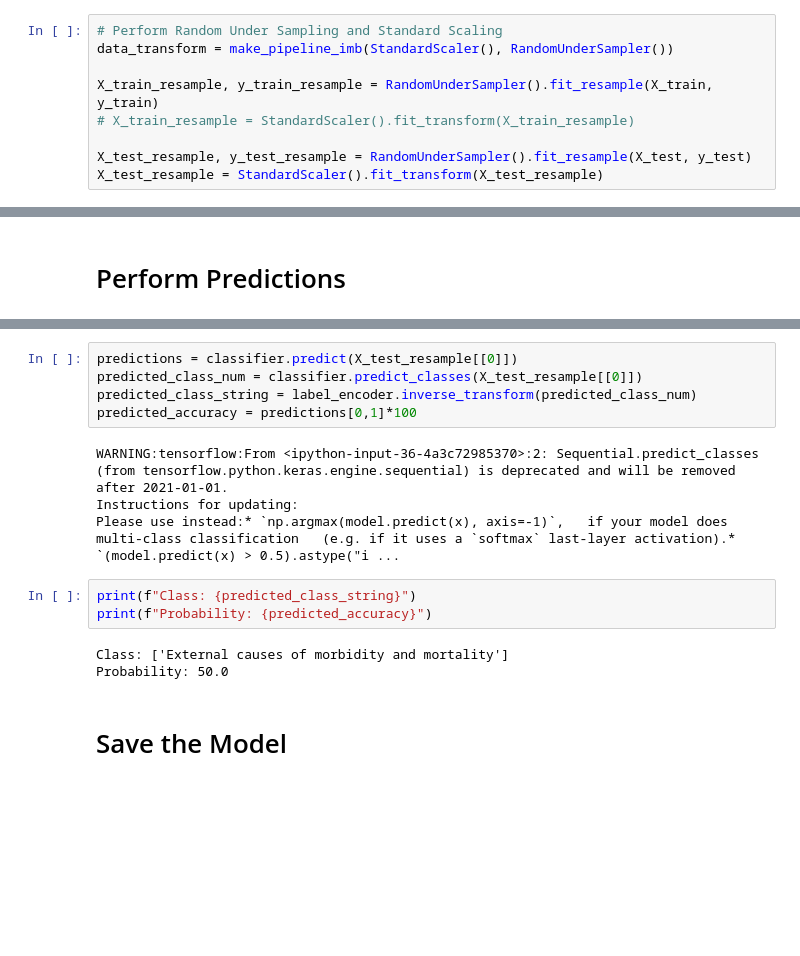
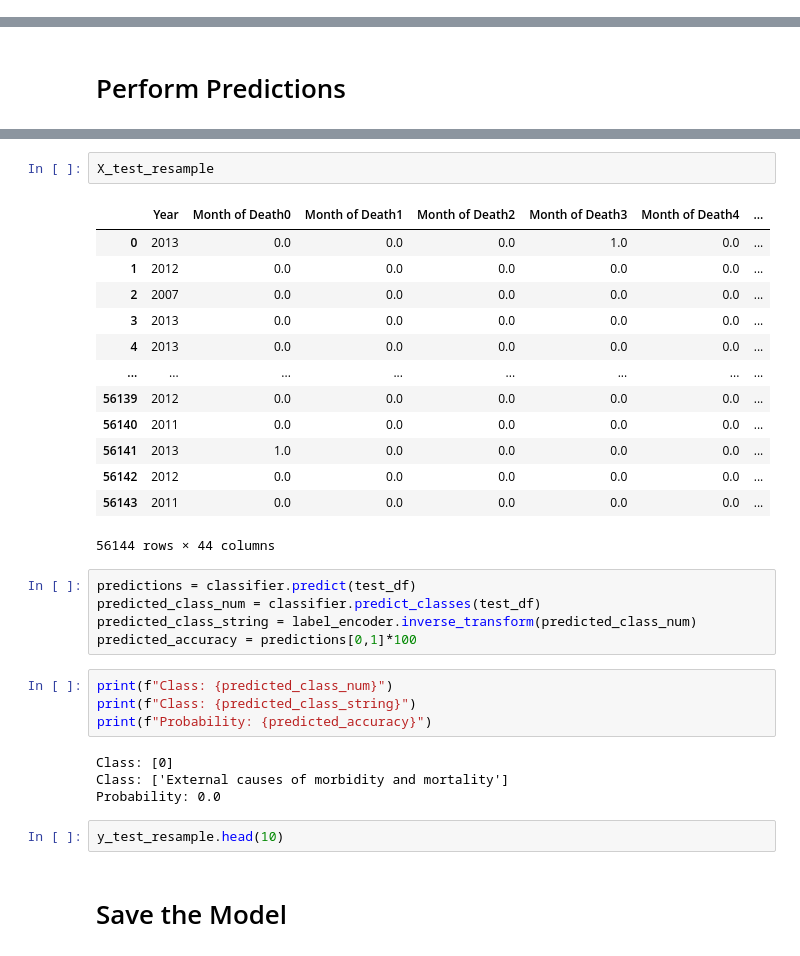
Before and after one commit to Rob-Ottogalli/Project-3-COD-Predictors, a Jupyter notebook: Neural_Network_Trained_Models/Neural_Net_Model_1_External_Causes.ipynb, the cells around one changed output, grey strips where cells are left out. Saved outputs shown, nothing was run; the diff lists cells and outputs as text; blank space fills up the shorter version.

```diff
--- a/Neural_Network_Trained_Models/Neural_Net_Model_1_External_Causes.ipynb
+++ b/Neural_Network_Trained_Models/Neural_Net_Model_1_External_Causes.ipynb
@@ -306,12 +315,3 @@ classifier.compile(optimizer='adam', loss='binary_crossentropy', metrics=['accur
-# %%
-# Perform Random Under Sampling and Standard Scaling
-data_transform = make_pipeline_imb(StandardScaler(), RandomUnderSampler())
-
-X_train_resample, y_train_resample = RandomUnderSampler().fit_resample(X_train, y_train)
-# X_train_resample = StandardScaler().fit_transform(X_train_resample)
-
-X_test_resample, y_test_resample = RandomUnderSampler().fit_resample(X_test, y_test)
-X_test_resample = StandardScaler().fit_transform(X_test_resample)
 # %% [markdown]
 # Fit Model
 # %%
@@ -369,18 +355,34 @@ Model Accuracy: 49.99109506607056%
+# %%
+X_test_resample
+# %% [output]
+|  | Year | Month of Death0 | Month of Death1 | Month of Death2 | Month of Death3 | Month of Death4 | ... |
+| 0 | 2013 | 0.0 | 0.0 | 0.0 | 1.0 | 0.0 | ... |
+| 1 | 2012 | 0.0 | 0.0 | 0.0 | 0.0 | 0.0 | ... |
+| 2 | 2007 | 0.0 | 0.0 | 0.0 | 0.0 | 0.0 | ... |
+| 3 | 2013 | 0.0 | 0.0 | 0.0 | 0.0 | 0.0 | ... |
+| 4 | 2013 | 0.0 | 0.0 | 0.0 | 0.0 | 0.0 | ... |
+| ... | ... | ... | ... | ... | ... | ... | ... |
+| 56139 | 2012 | 0.0 | 0.0 | 0.0 | 0.0 | 0.0 | ... |
+| 56140 | 2011 | 0.0 | 0.0 | 0.0 | 0.0 | 0.0 | ... |
+| 56141 | 2013 | 1.0 | 0.0 | 0.0 | 0.0 | 0.0 | ... |
+| 56142 | 2012 | 0.0 | 0.0 | 0.0 | 0.0 | 0.0 | ... |
+| 56143 | 2011 | 0.0 | 0.0 | 0.0 | 0.0 | 0.0 | ... |
+56144 rows × 44 columns
 # %%
-predictions = classifier.predict(X_test_resample[[0]])
-predicted_class_num = classifier.predict_classes(X_test_resample[[0]])
+predictions = classifier.predict(test_df)
+predicted_class_num = classifier.predict_classes(test_df)
 predicted_class_string = label_encoder.inverse_transform(predicted_class_num)
 predicted_accuracy = predictions[0,1]*100
-# %% [output]
-WARNING:tensorflow:From <ipython-input-36-4a3c72985370>:2: Sequential.predict_classes (from tensorflow.python.keras.engine.sequential) is deprecated and will be removed after 2021-01-01.
-Instructions for updating:
-Please use instead:* `np.argmax(model.predict(x), axis=-1)`,   if your model does multi-class classification   (e.g. if it uses a `softmax` last-layer activation).* `(model.predict(x) > 0.5).astype("i ...
 # %%
+print(f"Class: {predicted_class_num}")
 print(f"Class: {predicted_class_string}")
 print(f"Probability: {predicted_accuracy}")
 # %% [output]
+Class: [0]
 Class: ['External causes of morbidity and mortality']
-Probability: 50.0
+Probability: 0.0
+# %%
+y_test_resample.head(10)
 # %% [markdown]
 # Save the Model
 # %%
```
Also changed, not shown: parts of 7 cells of this notebook, 10 other files.
